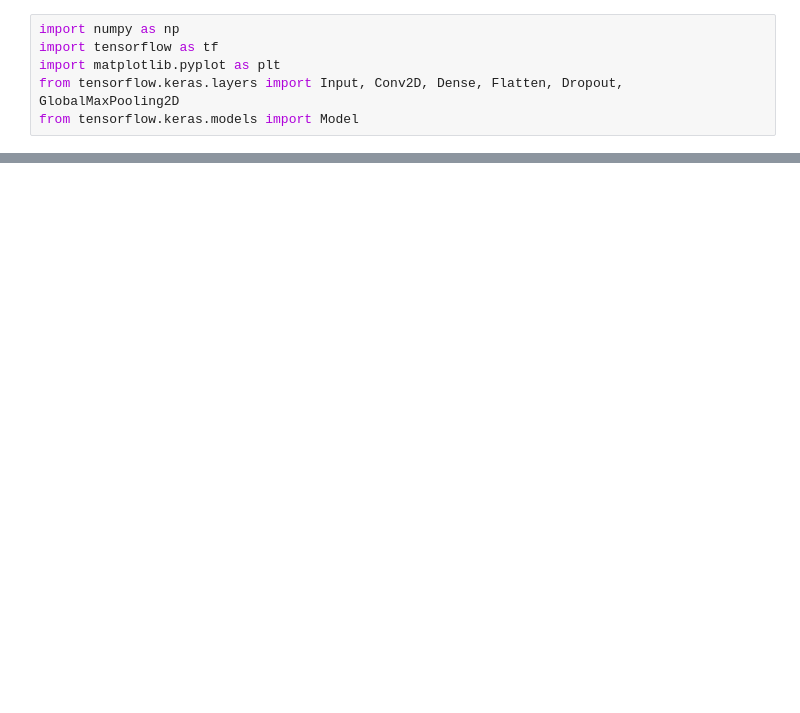
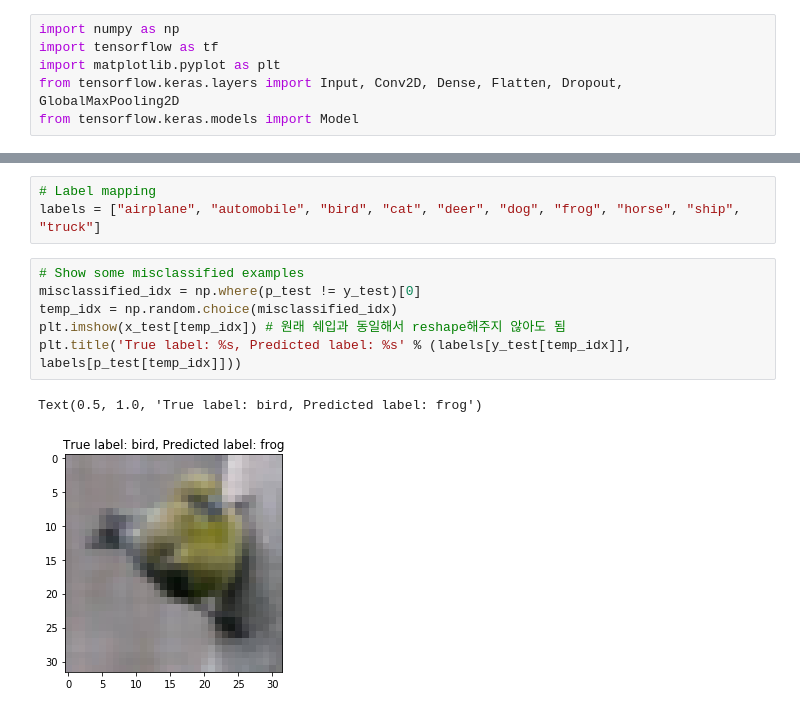
Before and after one commit to naxvinci/deeplearningTIL, a Jupyter notebook: ml/source/Day4/04.Keras/TF2/02.TF2_CIFAR.ipynb, the cells around one changed output, grey strips where cells are left out. Saved outputs shown, nothing was run; the diff lists cells and outputs as text; blank space fills up the shorter version.

```diff
--- a/ml/source/Day4/04.Keras/TF2/02.TF2_CIFAR.ipynb
+++ b/ml/source/Day4/04.Keras/TF2/02.TF2_CIFAR.ipynb
@@ -73,0 +190,12 @@ plot_confusion_matrix(cm, list(range(10)))
+# %%
+# Label mapping
+labels = ["airplane", "automobile", "bird", "cat", "deer", "dog", "frog", "horse", "ship", "truck"]
+# %%
+# Show some misclassified examples
+misclassified_idx = np.where(p_test != y_test)[0]
+temp_idx = np.random.choice(misclassified_idx)
+plt.imshow(x_test[temp_idx]) # 원래 쉐입과 동일해서 reshape해주지 않아도 됨
+plt.title('True label: %s, Predicted label: %s' % (labels[y_test[temp_idx]], labels[p_test[temp_idx]]))
+# %% [output]
+Text(0.5, 1.0, 'True label: bird, Predicted label: frog')
+[figure, added]
```
Also changed, not shown: parts of 14 cells of this notebook, 17 other files.
